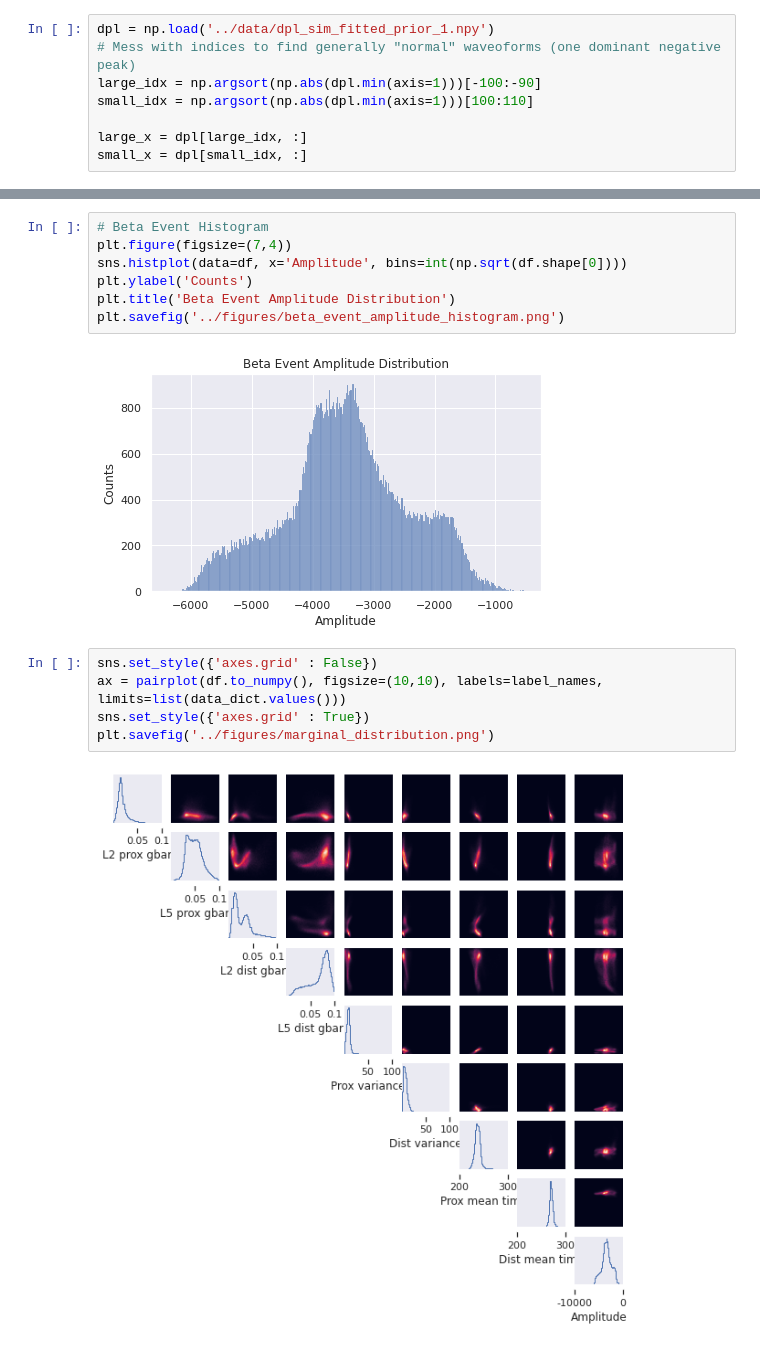
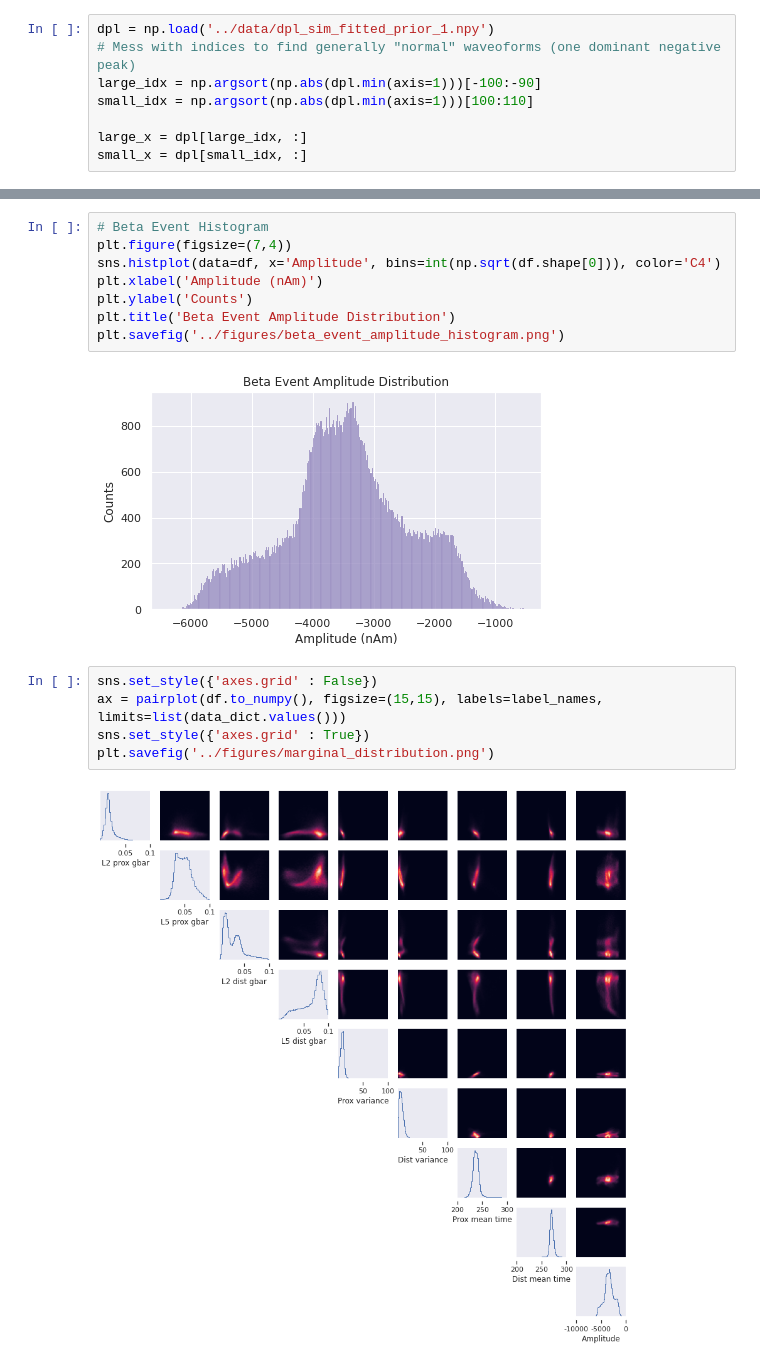
Before and after one commit to ntolley/data1030_project, a Jupyter notebook: src/midterm_report.ipynb, the cells around one changed output, grey strips where cells are left out. Cells and saved outputs as stored; diff of their text form.

Commit message:
Add figures

```diff
--- a/src/midterm_report.ipynb
+++ b/src/midterm_report.ipynb
@@ -67,18 +63,19 @@ No handles with labels found to put in legend.
 # %%
 # Beta Event Histogram
 plt.figure(figsize=(7,4))
-sns.histplot(data=df, x='Amplitude', bins=int(np.sqrt(df.shape[0])))
+sns.histplot(data=df, x='Amplitude', bins=int(np.sqrt(df.shape[0])), color='C4')
+plt.xlabel('Amplitude (nAm)')
 plt.ylabel('Counts')
 plt.title('Beta Event Amplitude Distribution')
 plt.savefig('../figures/beta_event_amplitude_histogram.png')
 # %% [output]
-[figure, old version]
+[figure, new version]
 # %%
 sns.set_style({'axes.grid' : False})
-ax = pairplot(df.to_numpy(), figsize=(10,10), labels=label_names, limits=list(data_dict.values()))
+ax = pairplot(df.to_numpy(), figsize=(15,15), labels=label_names, limits=list(data_dict.values()))
 sns.set_style({'axes.grid' : True})
 plt.savefig('../figures/marginal_distribution.png')
 # %% [output]
-[figure, old version]
+[figure, new version]
 # %%
 plt.figure(figsize=(10,8))
```
Also changed, not shown: parts of 6 cells of this notebook, 4 other files.
